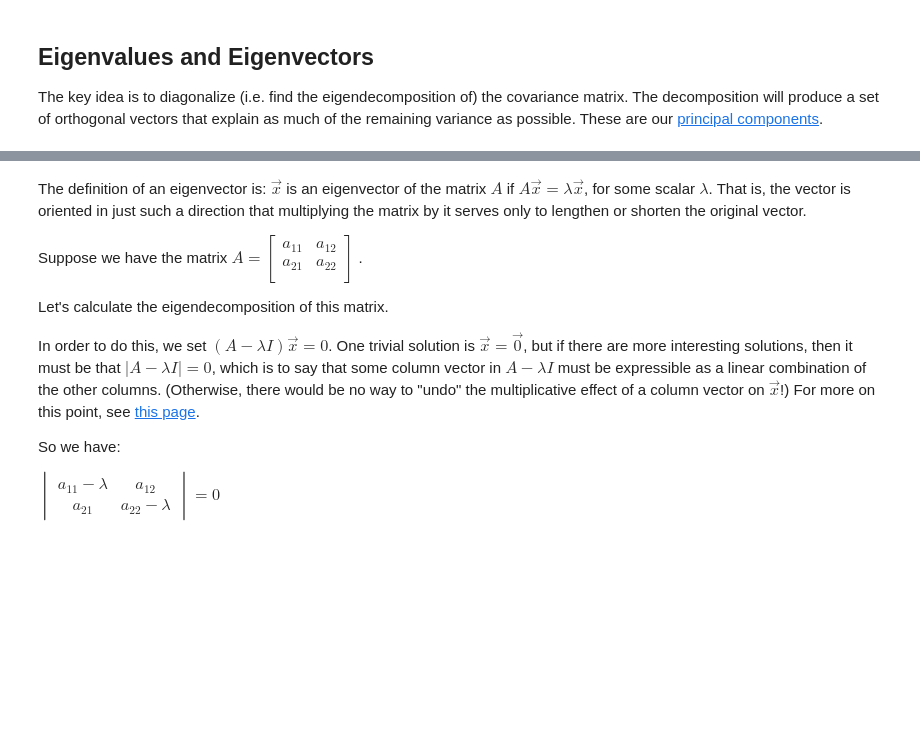
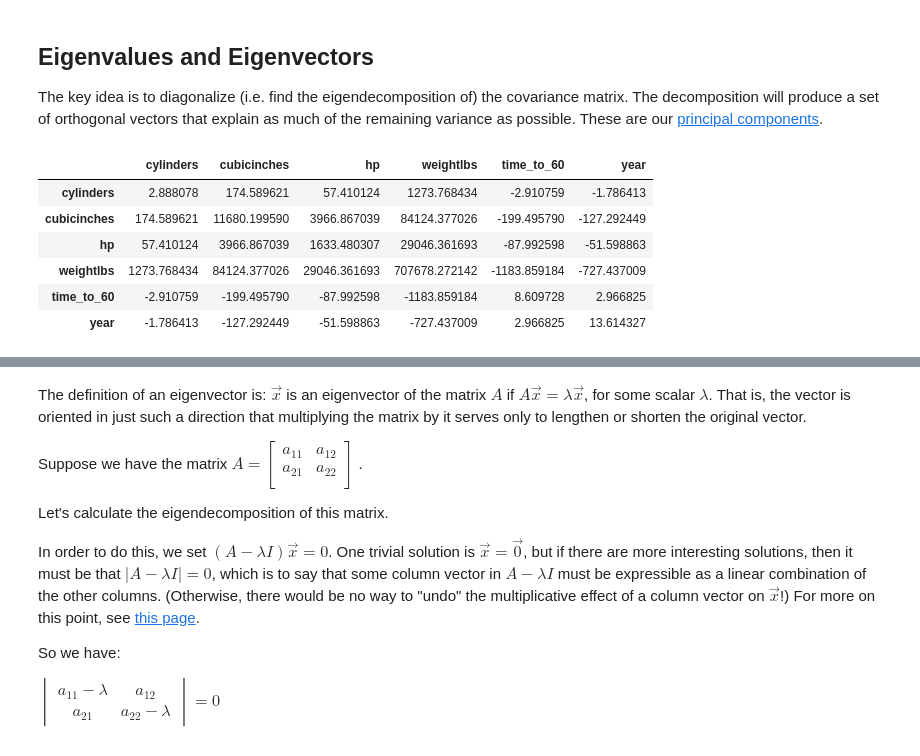
Before and after one commit to mnsaito/110920-pt-ds, a Jupyter notebook: phase_4/pca/index.ipynb, the cells around one changed output, grey strips where cells are left out. Drawn from its saved outputs; the diff is of its cells as text; code cells hidden in the pictures; blank space fills up the shorter version.

```diff
--- a/phase_4/pca/index.ipynb
+++ b/phase_4/pca/index.ipynb
@@ -62,0 +78,3 @@ In the cell below, reformat the column names so
+# %%
+# Your code here
+cars.columns = [x.strip().replace(' ', '_').replace('-', '_') for x in cars.columns]
@@ -67,3 +89,7 @@ In the cell below, change `'cubicinches'` and `'weightlbs'` to a numeric datatyp
+# %%
+# Your code here
+cars.cubicinches = pd.to_numeric(cars.cubicinches, errors='coerce')
+cars.weightlbs = pd.to_numeric(cars.weightlbs, errors='coerce')
 # %% [markdown]
 In the cell below, seperate `'mpg'` from the rest of the data, and create a train test split.
 - Assign the `'mpg'` column to the variable `y`.
@@ -74,3 +98,9 @@ In the cell below, seperate `'mpg'` from the rest of the data, and create a trai
+# %%
+# Your code here
+y = cars.mpg
+X = cars.drop(columns = 'mpg')
+
+X_train, X_test, y_train, y_test = train_test_split(X, y, random_state = 20)
 # %%
 number_selector = make_column_selector(dtype_include='number')
 object_selector = make_column_selector(dtype_include='object')
@@ -109,6 +156,17 @@ $- 1.555\times cyl\_sd + 2.189\times in^3\_sd - 1.154\times hp\_sd - 4.681\times
 ## Eigenvalues and Eigenvectors
 
 The key idea is to diagonalize (i.e. find the eigendecomposition of) the covariance matrix. The decomposition will produce a set of orthogonal vectors that explain as much of the remaining variance as possible. These are our [principal components](https://math.stackexchange.com/questions/23596/why-is-the-eigenvector-of-a-covariance-matrix-equal-to-a-principal-component).
+# %%
+# Covariance Matrix (looking at variance between all features)
+X_train.cov()
+# %% [output]
+|  | cylinders | cubicinches | hp | weightlbs | time_to_60 | year |
+| cylinders | 2.888078 | 174.589621 | 57.410124 | 1273.768434 | -2.910759 | -1.786413 |
+| cubicinches | 174.589621 | 11680.199590 | 3966.867039 | 84124.377026 | -199.495790 | -127.292449 |
+| hp | 57.410124 | 3966.867039 | 1633.480307 | 29046.361693 | -87.992598 | -51.598863 |
+| weightlbs | 1273.768434 | 84124.377026 | 29046.361693 | 707678.272142 | -1183.859184 | -727.437009 |
+| time_to_60 | -2.910759 | -199.495790 | -87.992598 | -1183.859184 | 8.609728 | 2.966825 |
+| year | -1.786413 | -127.292449 | -51.598863 | -727.437009 | 2.966825 | 13.614327 |
 # %%
 matrix = np.array([[0,1], [1,0]])
 matrix
```
Also changed, not shown: parts of 55 cells of this notebook, 15 other files.
